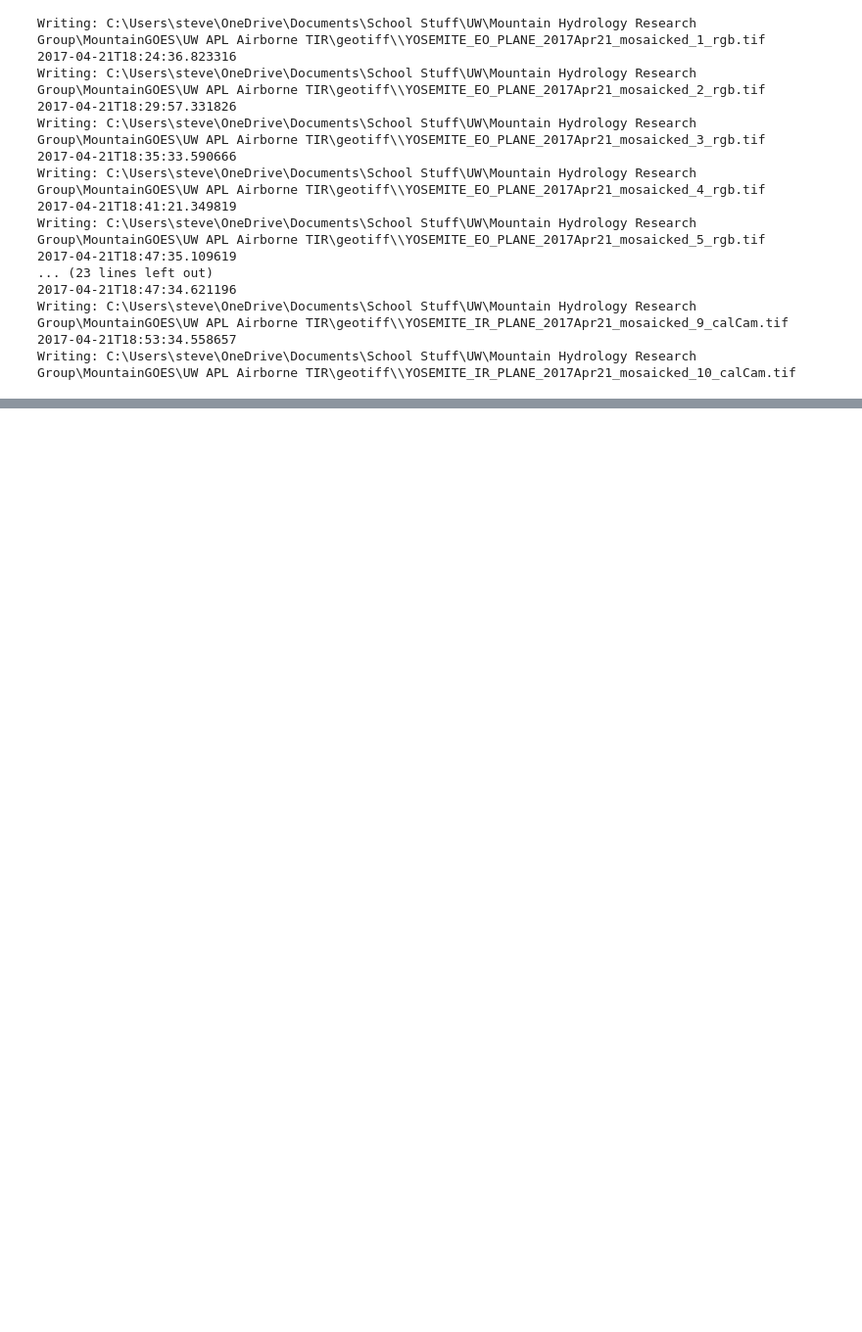
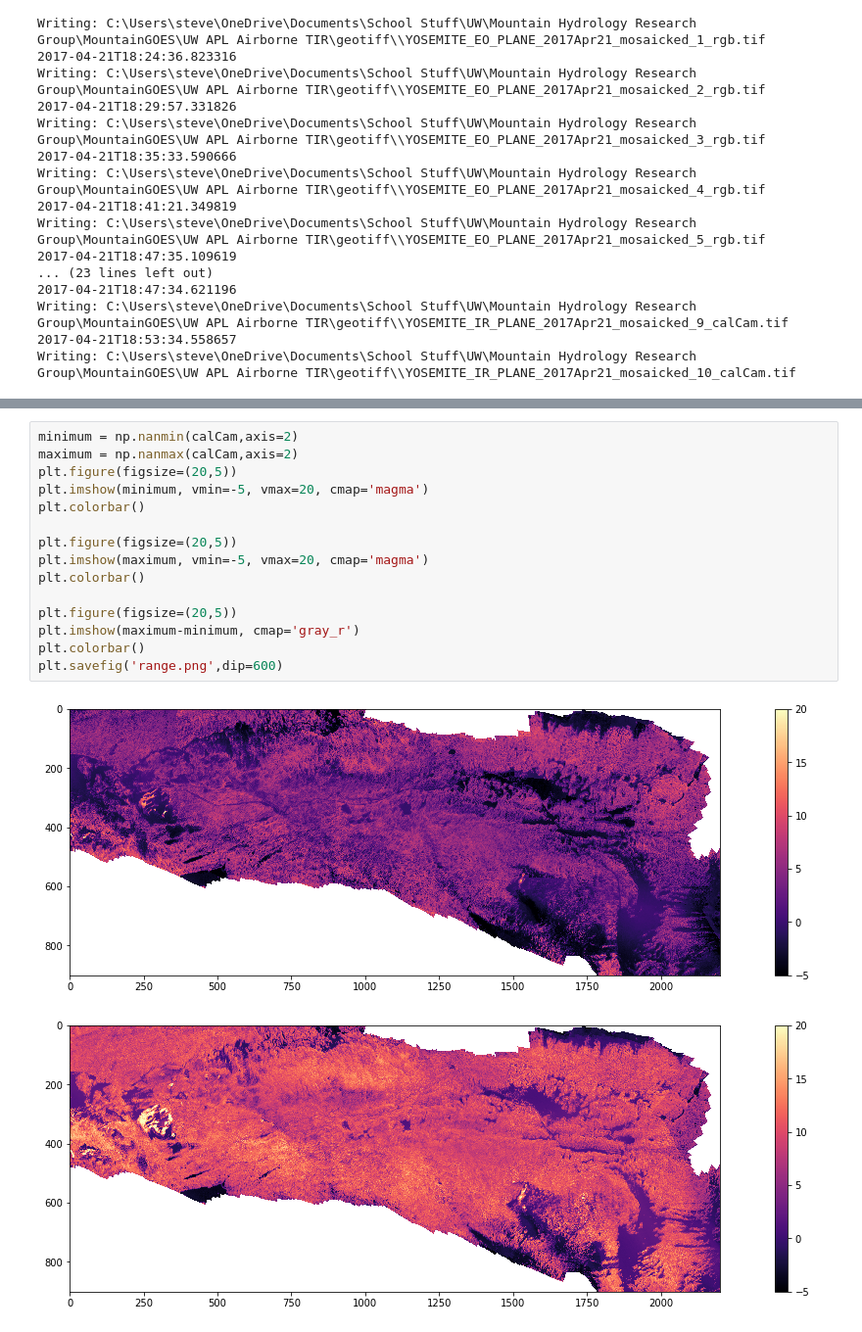
Before and after one commit to spestana/goes-ortho, a Jupyter notebook: old/aircraft-mat-to-geotiff.ipynb, the cells around one changed output, grey strips where cells are left out. Shown at 98% size. Drawn from its saved outputs; the diff is of its cells as text; blank space fills up the shorter version.

```diff
--- a/old/aircraft-mat-to-geotiff.ipynb
+++ b/old/aircraft-mat-to-geotiff.ipynb
@@ -216,0 +260,18 @@ Writing: C:\Users\steve\OneDrive\Documents\School Stuff\UW\Mountain Hydrology Re
+# %%
+minimum = np.nanmin(calCam,axis=2)
+maximum = np.nanmax(calCam,axis=2)
+plt.figure(figsize=(20,5))
+plt.imshow(minimum, vmin=-5, vmax=20, cmap='magma')
+plt.colorbar()
+
+plt.figure(figsize=(20,5))
+plt.imshow(maximum, vmin=-5, vmax=20, cmap='magma')
+plt.colorbar()
+
+plt.figure(figsize=(20,5))
+plt.imshow(maximum-minimum, cmap='gray_r')
+plt.colorbar()
+plt.savefig('range.png',dip=600)
+# %% [output]
+[figure, added]
+[figure, added]
```
Also changed, not shown: parts of 11 cells of this notebook, 3 other files.
